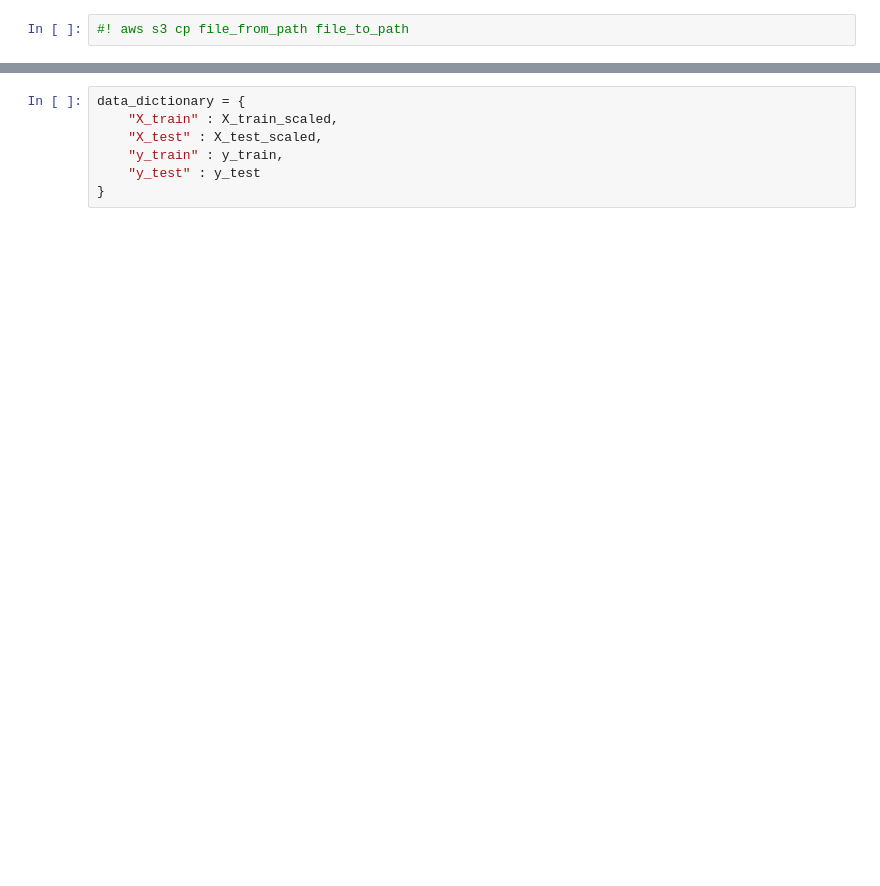
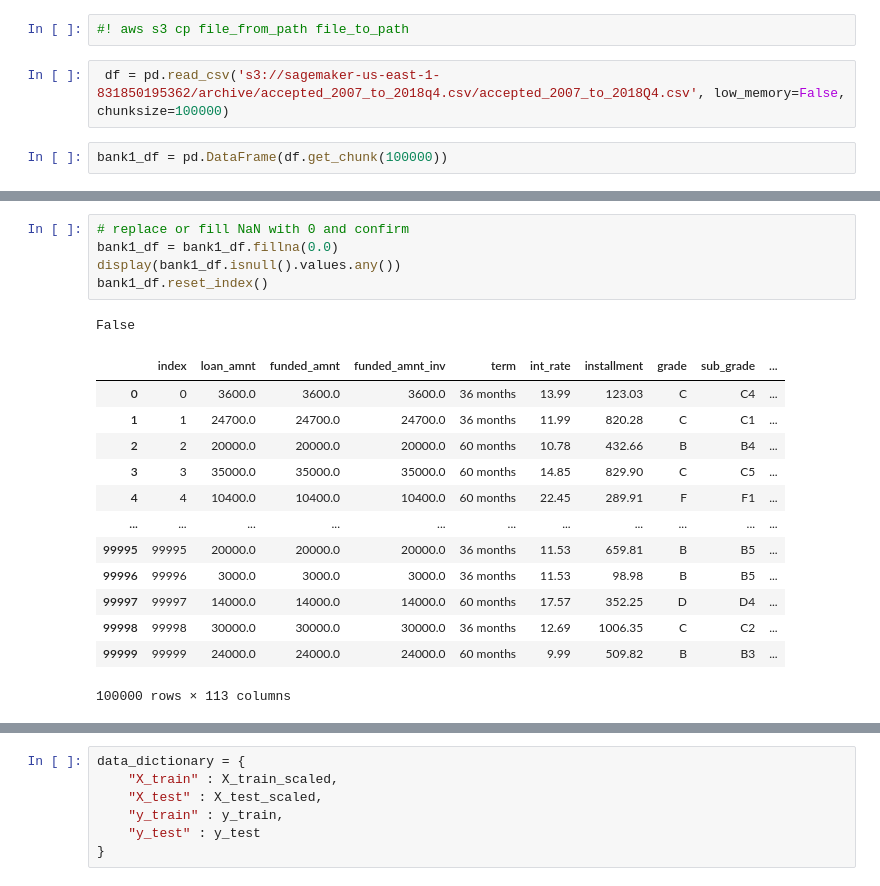
Before and after one commit to prpercy/LendingGenie, a Jupyter notebook: lending_sagemaker_nb.ipynb, the cells around one changed output, grey strips where cells are left out. Cells and saved outputs as stored; diff of their text form; blank space fills up the shorter version.

```diff
--- a/lending_sagemaker_nb.ipynb
+++ b/lending_sagemaker_nb.ipynb
@@ -13,3 +15,7 @@ from sagemaker.predictor import csv_serializer, json_deserializer
 import smutil
 # %%
 #! aws s3 cp file_from_path file_to_path
+# %%
+ df = pd.read_csv('s3://sagemaker-us-east-1-831850195362/archive/accepted_2007_to_2018q4.csv/accepted_2007_to_2018Q4.csv', low_memory=False, chunksize=100000)
+# %%
+bank1_df = pd.DataFrame(df.get_chunk(100000))
@@ -15,0 +69,20 @@ import smutil
+# %%
+# replace or fill NaN with 0 and confirm
+bank1_df = bank1_df.fillna(0.0)
+display(bank1_df.isnull().values.any())
+bank1_df.reset_index()
+# %% [output]
+False
+|  | index | loan_amnt | funded_amnt | funded_amnt_inv | term | int_rate | installment | grade | sub_grade | ... |
+| 0 | 0 | 3600.0 | 3600.0 | 3600.0 | 36 months | 13.99 | 123.03 | C | C4 | ... |
+| 1 | 1 | 24700.0 | 24700.0 | 24700.0 | 36 months | 11.99 | 820.28 | C | C1 | ... |
+| 2 | 2 | 20000.0 | 20000.0 | 20000.0 | 60 months | 10.78 | 432.66 | B | B4 | ... |
+| 3 | 3 | 35000.0 | 35000.0 | 35000.0 | 60 months | 14.85 | 829.90 | C | C5 | ... |
+| 4 | 4 | 10400.0 | 10400.0 | 10400.0 | 60 months | 22.45 | 289.91 | F | F1 | ... |
+| ... | ... | ... | ... | ... | ... | ... | ... | ... | ... | ... |
+| 99995 | 99995 | 20000.0 | 20000.0 | 20000.0 | 36 months | 11.53 | 659.81 | B | B5 | ... |
+| 99996 | 99996 | 3000.0 | 3000.0 | 3000.0 | 36 months | 11.53 | 98.98 | B | B5 | ... |
+| 99997 | 99997 | 14000.0 | 14000.0 | 14000.0 | 60 months | 17.57 | 352.25 | D | D4 | ... |
+| 99998 | 99998 | 30000.0 | 30000.0 | 30000.0 | 36 months | 12.69 | 1006.35 | C | C2 | ... |
+| 99999 | 99999 | 24000.0 | 24000.0 | 24000.0 | 60 months | 9.99 | 509.82 | B | B3 | ... |
+100000 rows × 113 columns
```
Also changed, not shown: parts of 21 cells of this notebook.
